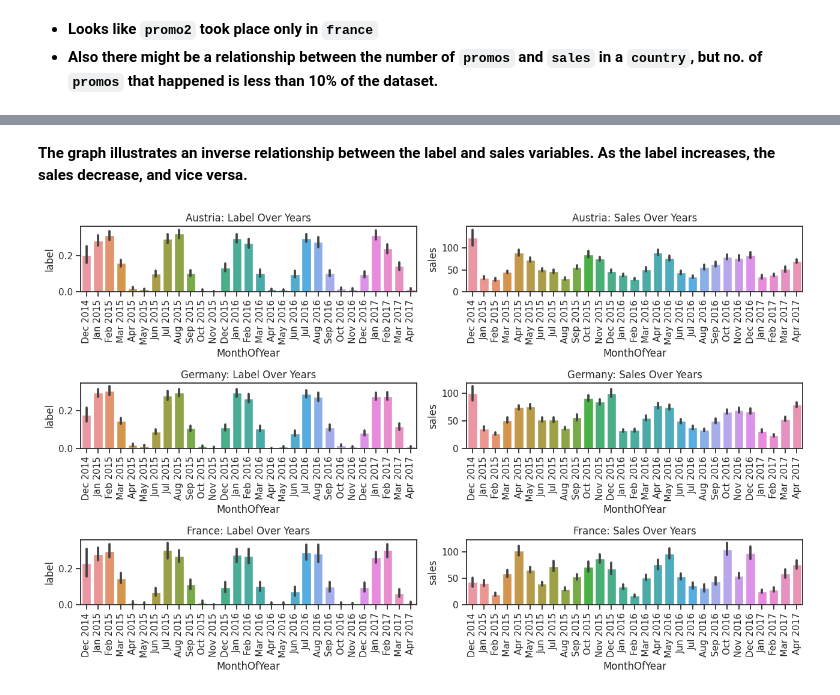
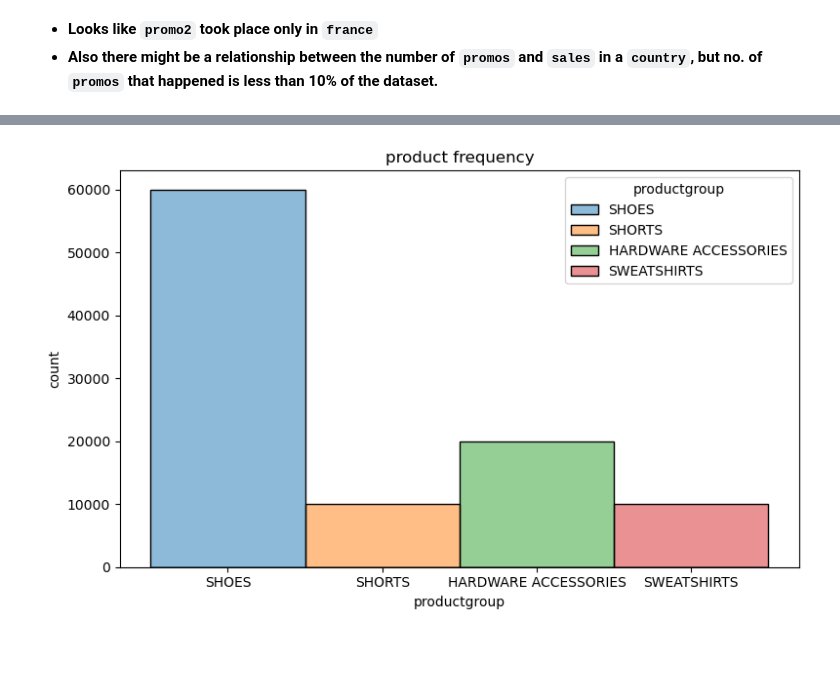
Before and after one commit to AlyAEE/Sports-Wear-Group-Classification-Project, a Jupyter notebook: Notebooks/02.ExploratoryDataAnalysis.ipynb, the cells around one changed output, grey strips where cells are left out. Drawn from its saved outputs; the diff is of its cells as text; code cells hidden in the pictures; blank space fills up the shorter version.

```diff
--- a/Notebooks/02.ExploratoryDataAnalysis.ipynb
+++ b/Notebooks/02.ExploratoryDataAnalysis.ipynb
@@ -762,31 +162,0 @@ It's highly recommended to launch `media advertisement & store events` during mo
-# %%
-# Create a line plot using seaborn
-sns.set(style="ticks")
-fig = sns.lineplot(data=df, x='MonthOfYear', y='sales', hue='country')
-
-# Get the line plot data from the seaborn figure
-lines = fig.get_lines()
-
-# Create a trace for each line
-traces = []
-for line, country in zip(lines, countries):
-    x = line.get_xdata()
-    y = line.get_ydata()
-    trace = go.Scatter(x=x, y=y, name=country)
-    traces.append(trace)
-
-# Define the layout
-layout = go.Layout(
-    title='Sales Over Months - Similar Consumption Behavior',
-    xaxis=dict(title='MonthOfYear'),
-    yaxis=dict(title='Sales', range=[0, 150])
-)
-
-# Create the figure with data and layout
-fig = go.Figure(data=traces, layout=layout)
-
-# Add hover labels for sales numbers
-fig.update_traces(hovertemplate='Sales: %{y}')
-
-# Show the plot
-fig.show()
@@ -840,30 +163,13 @@ plt.show()
-# %% [markdown]
-**The graph illustrates an inverse relationship between the label and sales variables. As the label increases, the sales decrease, and vice versa.**
-# %%
-############## plot: Sales vs Labels Per Month ######################
-
-# create a figure with six axes arranged in a 3x2 grid
-fig, axes = plt.subplots(3, 2, figsize=(13, 8))
-
-# flatten the axes array for easier indexing
-axes = axes.flatten()
-
-# iterate over the countries and plot the bar plots
-for i, country in enumerate(countries):
-    sns.barplot(data=df[df['country'] == country], x='MonthOfYear', y='label', ax=axes[i*2])
-    axes[i*2].set_title(f'{country}: Label Over Years')
-
-    sns.barplot(data=df[df['country'] == country], x='MonthOfYear', y='sales', ax=axes[i*2+1])
-    axes[i*2+1].set_title(f'{country}: Sales Over Years')
-
-    # rotate the x-axis labels by 45 degrees
-    axes[i*2].tick_params(axis='x', labelrotation=90)
-    axes[i*2+1].tick_params(axis='x', labelrotation=90)
-
-# adjust the layout and spacing of the subplots
-plt.tight_layout()
-
-# show the plot
-plt.show()
-# %% [output]
-[figure, removed]
+# %%
+# Create a bar plot to calculate the frequency of each product
+plt.figure(figsize=(8, 5))
+
+sns.histplot(data = df, x='productgroup',hue='productgroup')
+plt.ylabel('count')
+plt.title('product frequency')
+
+plt.tight_layout()
+save_fig('7-Product_group_frequency')
+plt.show()
+# %% [output]
+[figure, added]
```
Also changed, not shown: parts of 91 cells of this notebook, 14 other files.
